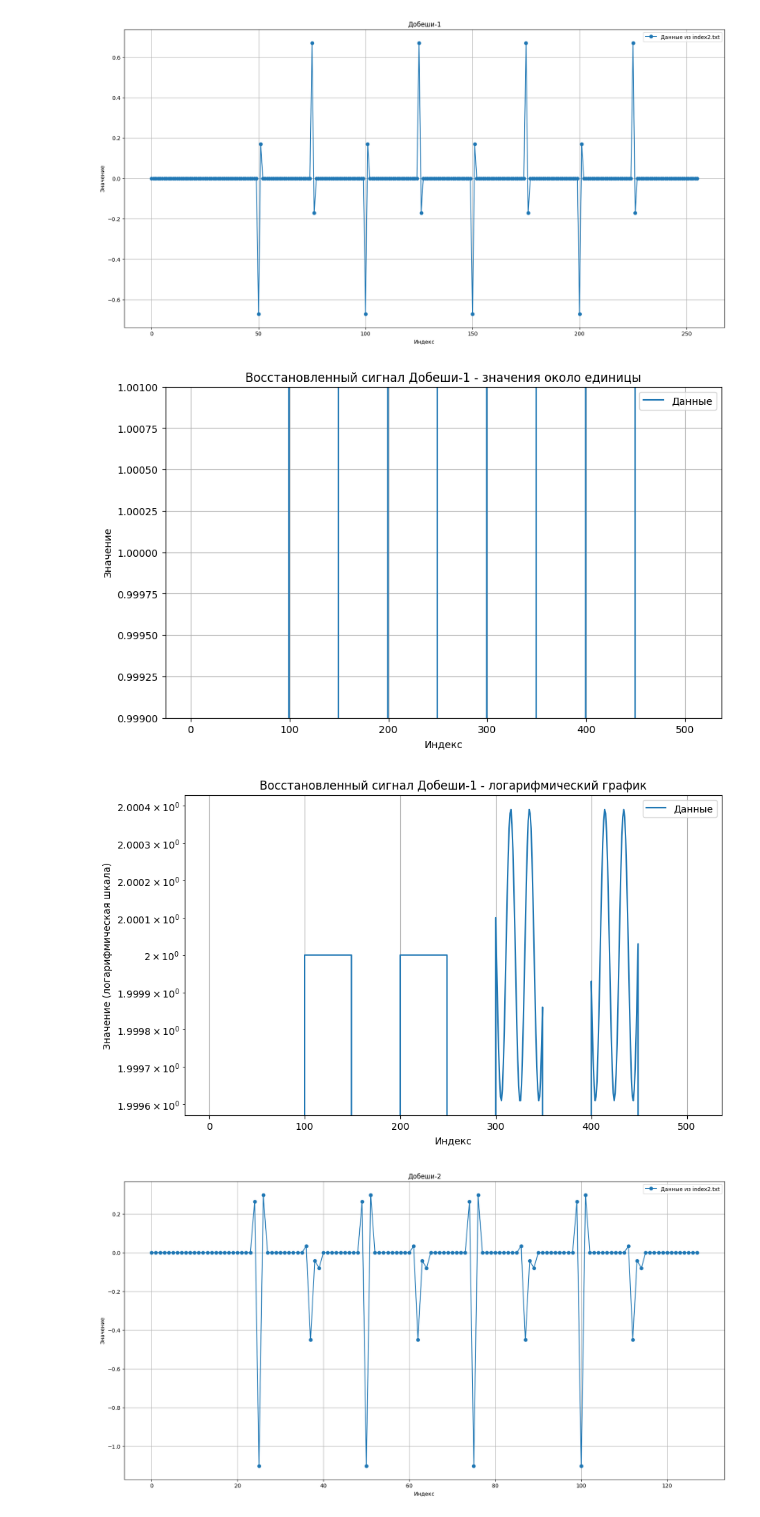
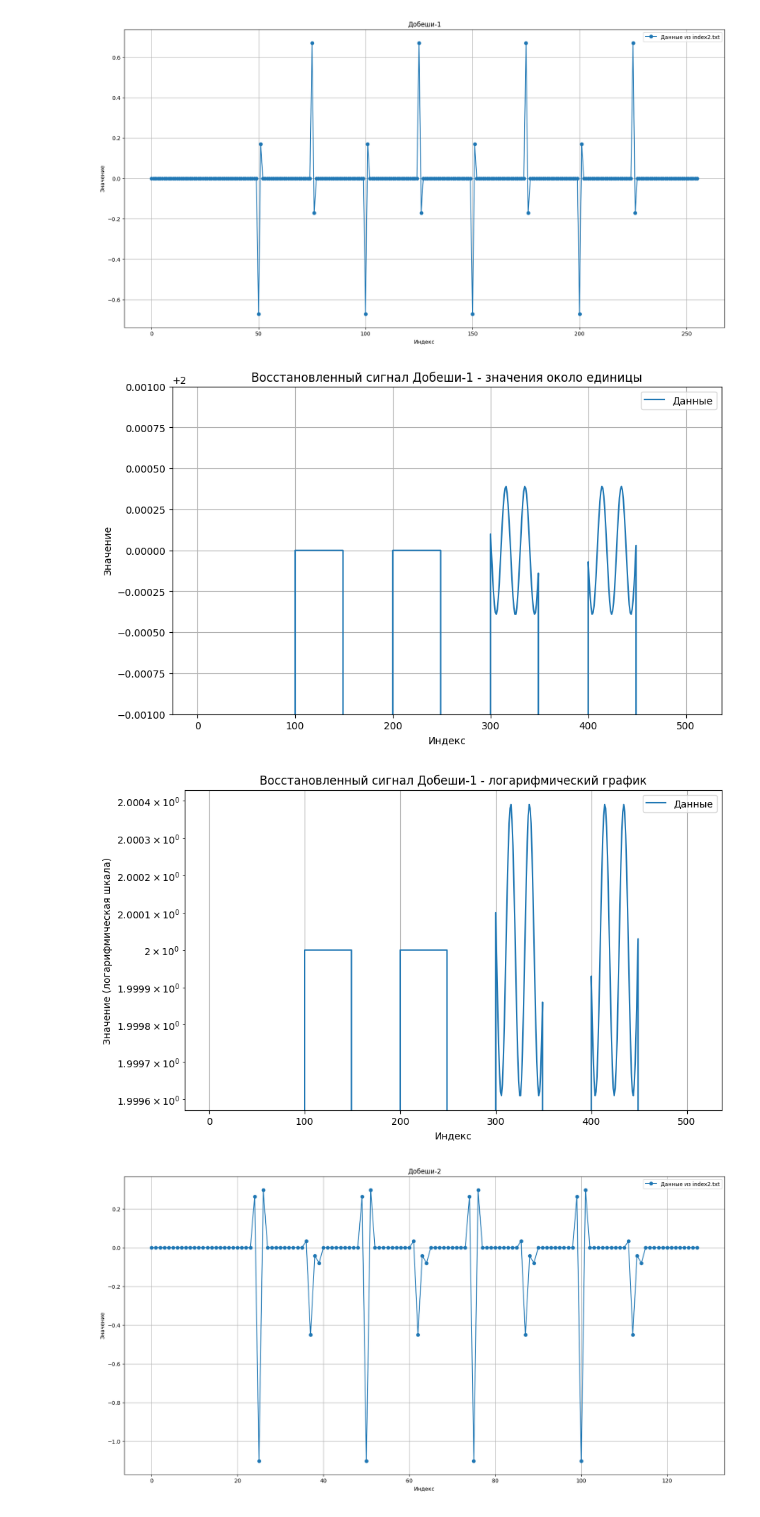
Before and after one commit to OEIRU/chm-lab8, a Jupyter notebook: lab7/Dobeshi.ipynb, the cells around one changed output. Cells and saved outputs as stored; diff of their text form; code cells hidden in the pictures.

```diff
--- a/lab7/Dobeshi.ipynb
+++ b/lab7/Dobeshi.ipynb
@@ -66,35 +66,35 @@ import matplotlib.pyplot as plt
 data = np.loadtxt('tests/Dobeshi_Z1.txt')
 
 # Построение графика с акцентом на значения около единицы
 plt.figure(figsize=(10, 6))
 
 # Основной график с акцентом на значения около единицы
 plt.plot(data, linestyle='-', label='Данные')  # Убрали marker='o'
 
 # Ограничение оси Y для акцента на значениях около единицы
-plt.ylim(0.999, 1.001)  # Устанавливаем диапазон оси Y
+plt.ylim(1.999, 2.001)  # Устанавливаем диапазон оси Y
 
 # Подписи и легенда
 plt.xlabel('Индекс')
 plt.ylabel('Значение')
 plt.title('Восстановленный сигнал Добеши-1 - значения около единицы')
 plt.legend()
 plt.grid(True)
 
 # Показать график
 plt.show()
 
 plt.figure(figsize=(10, 6))
 plt.plot(data, linestyle='-', label='Данные')  # Убрали marker='o'
 plt.yscale('log')  # Логарифмическая шкала по оси Y
 plt.xlabel('Индекс')
 plt.ylabel('Значение (логарифмическая шкала)')
 plt.title('Восстановленный сигнал Добеши-1 - логарифмический график')
 plt.legend()
 plt.grid(True)
 plt.show()
 # %% [output]
-[figure, old version]
+[figure, new version]
 [figure]
 # %%
 import numpy as np
```
